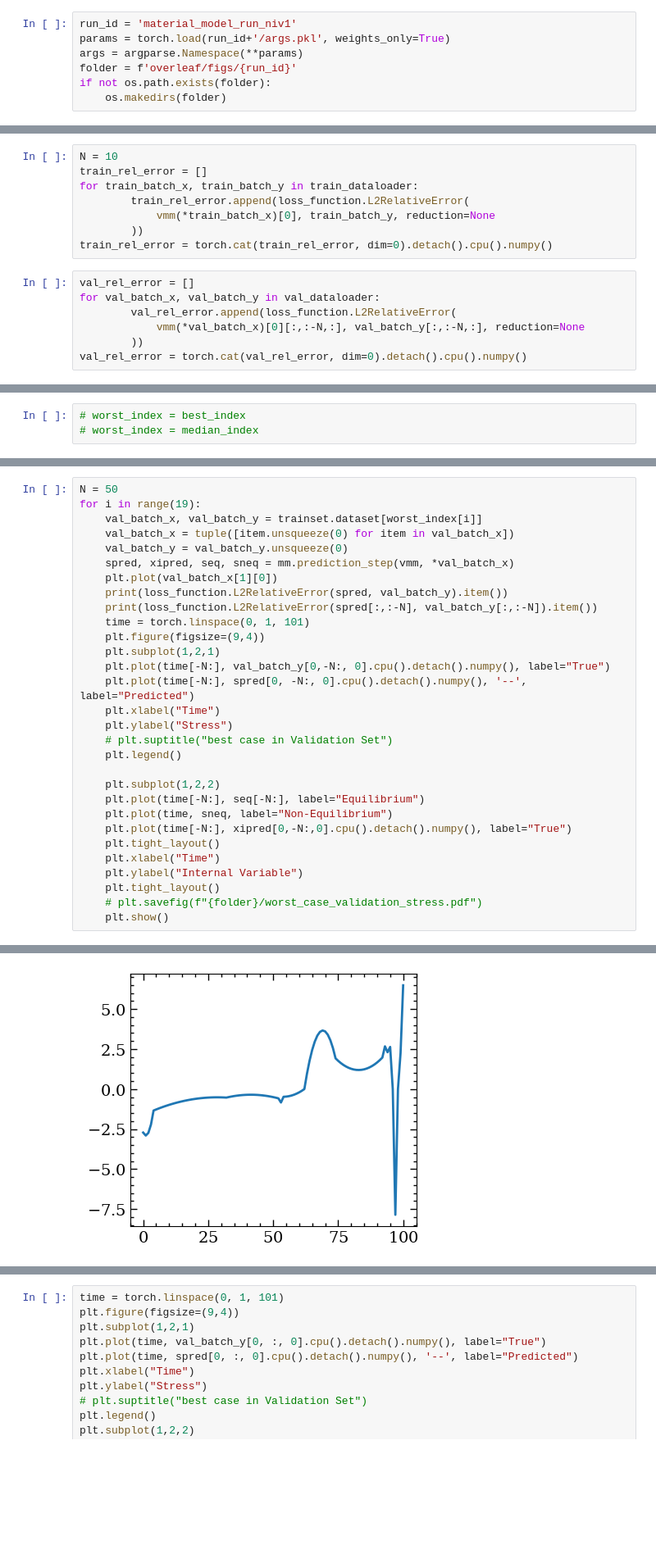
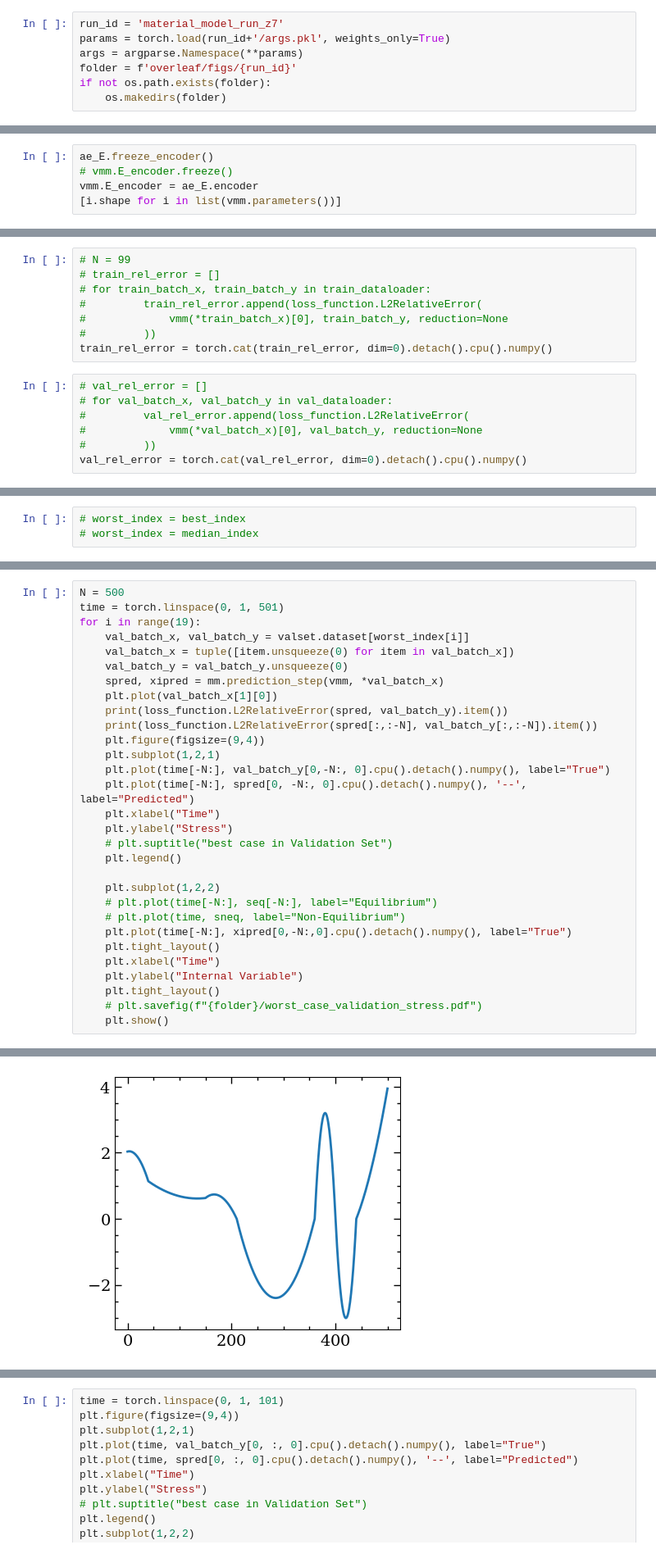
Before and after one commit to m-raj/microstructure-dependent-material-model, a Jupyter notebook: post_processing.ipynb, the cells around one changed output, grey strips where cells are left out. Shown at 82% size. Saved outputs shown, nothing was run; the diff lists cells and outputs as text; blank space fills up the shorter version.

```diff
--- a/post_processing.ipynb
+++ b/post_processing.ipynb
@@ -5,7 +5,7 @@ from fig_settings import *
 from util import *
 from torch.utils.data import DataLoader, random_split, Subset, ConcatDataset
 # %%
-run_id = 'material_model_run_niv1'
+run_id = 'material_model_run_z7'
 params = torch.load(run_id+'/args.pkl', weights_only=True)
 args = argparse.Namespace(**params)
 folder = f'overleaf/figs/{run_id}'
@@ -266,3 +272,8 @@ plt.show()
 # %% [output]
 [figure]
 [figure]
+# %%
+ae_E.freeze_encoder()
+# vmm.E_encoder.freeze()
+vmm.E_encoder = ae_E.encoder
+[i.shape for i in list(vmm.parameters())]
@@ -302,19 +334,19 @@ plt.show()
 train_dataloader = DataLoader(trainset, batch_size=args.batch_size, shuffle=False)
 val_dataloader = DataLoader(valset, batch_size=args.batch_size, shuffle=False)
 # %%
-N = 10
-train_rel_error = []
-for train_batch_x, train_batch_y in train_dataloader:
-        train_rel_error.append(loss_function.L2RelativeError(
-            vmm(*train_batch_x)[0], train_batch_y, reduction=None
-        ))
+# N = 99
+# train_rel_error = []
+# for train_batch_x, train_batch_y in train_dataloader:
+#         train_rel_error.append(loss_function.L2RelativeError(
+#             vmm(*train_batch_x)[0], train_batch_y, reduction=None
+#         ))
 train_rel_error = torch.cat(train_rel_error, dim=0).detach().cpu().numpy()
 # %%
-val_rel_error = []
-for val_batch_x, val_batch_y in val_dataloader:
-        val_rel_error.append(loss_function.L2RelativeError(
-            vmm(*val_batch_x)[0][:,:-N,:], val_batch_y[:,:-N,:], reduction=None
-        ))
+# val_rel_error = []
+# for val_batch_x, val_batch_y in val_dataloader:
+#         val_rel_error.append(loss_function.L2RelativeError(
+#             vmm(*val_batch_x)[0], val_batch_y, reduction=None
+#         ))
 val_rel_error = torch.cat(val_rel_error, dim=0).detach().cpu().numpy()
 # %%
 plt.figure(figsize=(5,4))
@@ -348,14 +387,14 @@ torch.Size([200, 501])
 # %%
-N = 50
+N = 500
+time = torch.linspace(0, 1, 501)
 for i in range(19):
-    val_batch_x, val_batch_y = trainset.dataset[worst_index[i]]
+    val_batch_x, val_batch_y = valset.dataset[worst_index[i]]
     val_batch_x = tuple([item.unsqueeze(0) for item in val_batch_x])
     val_batch_y = val_batch_y.unsqueeze(0)
-    spred, xipred, seq, sneq = mm.prediction_step(vmm, *val_batch_x)
+    spred, xipred = mm.prediction_step(vmm, *val_batch_x)
     plt.plot(val_batch_x[1][0])
     print(loss_function.L2RelativeError(spred, val_batch_y).item())
     print(loss_function.L2RelativeError(spred[:,:-N], val_batch_y[:,:-N]).item())
-    time = torch.linspace(0, 1, 101)
     plt.figure(figsize=(9,4))
     plt.subplot(1,2,1)
     plt.plot(time[-N:], val_batch_y[0,-N:, 0].cpu().detach().numpy(), label="True")
@@ -366,8 +405,8 @@ for i in range(19):
     plt.legend()
 
     plt.subplot(1,2,2)
-    plt.plot(time[-N:], seq[-N:], label="Equilibrium")
-    plt.plot(time, sneq, label="Non-Equilibrium")
+    # plt.plot(time[-N:], seq[-N:], label="Equilibrium")
+    # plt.plot(time, sneq, label="Non-Equilibrium")
     plt.plot(time[-N:], xipred[0,-N:,0].cpu().detach().numpy(), label="True")
     plt.tight_layout()
     plt.xlabel("Time")
@@ -385 +424 @@ for i in range(19):
-[figure, old version]
+[figure, new version]
```
Also changed, not shown: parts of 7 cells of this notebook, 4 other files.
